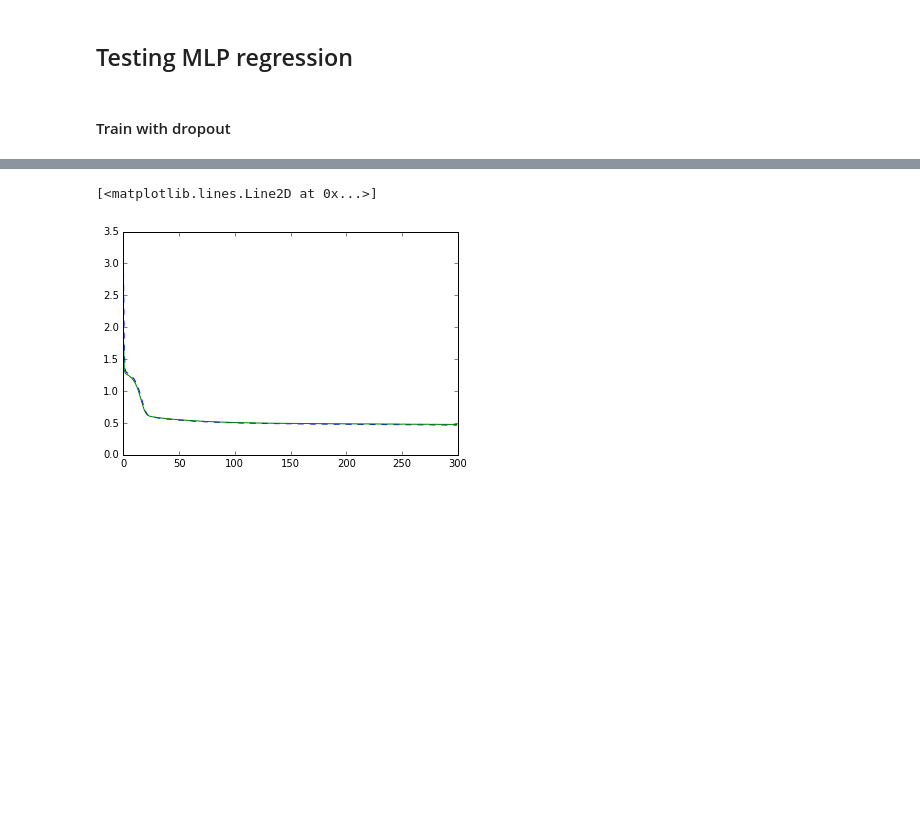
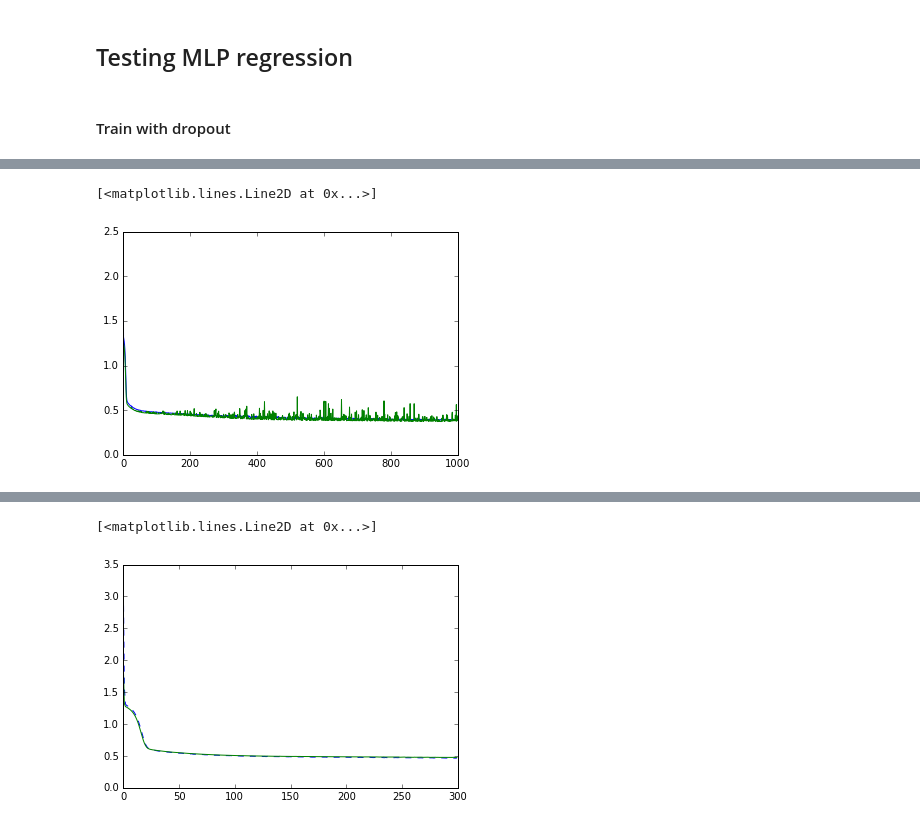
Before and after one commit to davidbp/connectionist, a Jupyter notebook: MLPRegression/mlp_regression_theano_example.ipynb, the cells around one changed output, grey strips where cells are left out. Cells and saved outputs as stored; diff of their text form; code cells hidden in the pictures; blank space fills up the shorter version.

```diff
--- a/MLPRegression/mlp_regression_theano_example.ipynb
+++ b/MLPRegression/mlp_regression_theano_example.ipynb
@@ -79,0 +77,18 @@ batch_size = 200
+# %%
+n_features = len(features)
+dims = [n_features, 400, 400, 1]
+activations = ["relu", "relu", "identity"]
+
+model_nodropout = mlp_regression.MLPRegression(dims,
+                                     activations=activations,
+                                     learning_rate=0.01,
+                                     dropout_prob=-1,
+                                     loss='mean_squared_error')
+# %%
+model_nodropout.fit(X_train, y_train, X_val=X_test, y_val=y_test, n_epochs = 1000)
+# %%
+plt.plot(model_nodropout.loss_curve_)
+plt.plot(model_nodropout.loss_curve_validation_)
+# %% [output]
+[<matplotlib.lines.Line2D at 0x...>]
+[figure, added]
```
Also changed, not shown: parts of 20 cells of this notebook, 1 other file.
